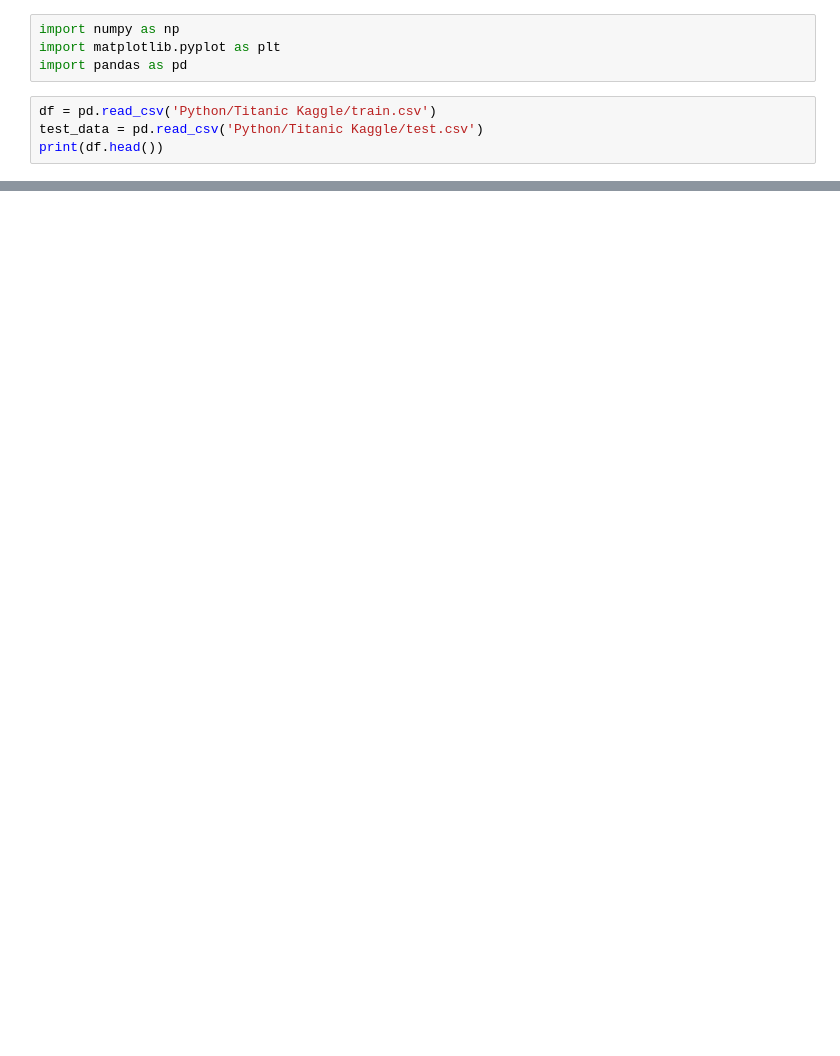
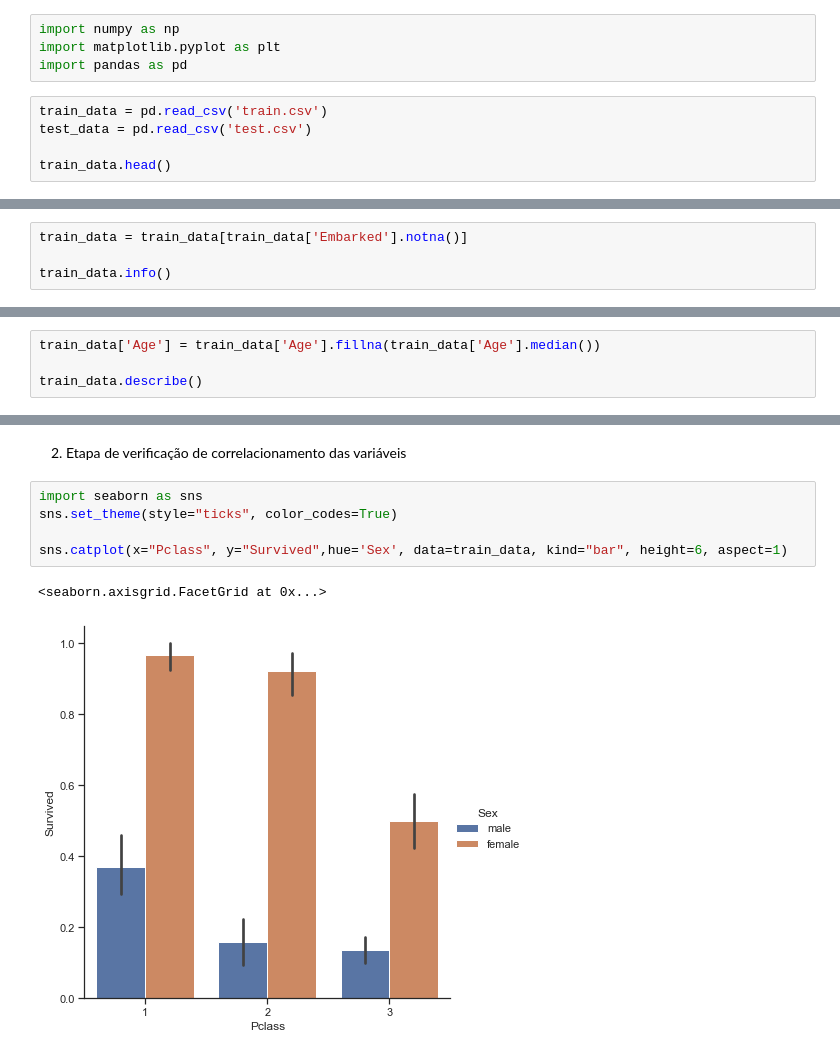
Before and after one commit to PatrickVieira1/Titanic-Kaggle, a Jupyter notebook: titanic.ipynb, the cells around one changed output, grey strips where cells are left out. Cells and saved outputs as stored; diff of their text form; blank space fills up the shorter version.

Commit message:
preparing data and plotting graphs

```diff
--- a/titanic.ipynb
+++ b/titanic.ipynb
@@ -3,6 +5,7 @@ import numpy as np
 import matplotlib.pyplot as plt
 import pandas as pd
 # %%
-df = pd.read_csv('Python/Titanic Kaggle/train.csv')
-test_data = pd.read_csv('Python/Titanic Kaggle/test.csv')
-print(df.head())
+train_data = pd.read_csv('train.csv')
+test_data = pd.read_csv('test.csv')
+
+train_data.head()
@@ -42,0 +19,4 @@ KeyError: "['Age_group'] not in index"
+# %%
+train_data = train_data[train_data['Embarked'].notna()]
+
+train_data.info()
@@ -42,0 +39,4 @@ KeyError: "['Age_group'] not in index"
+# %%
+train_data['Age'] = train_data['Age'].fillna(train_data['Age'].median())
+
+train_data.describe()
@@ -42,0 +58,10 @@ KeyError: "['Age_group'] not in index"
+# %% [markdown]
+2. Etapa de verificação de correlacionamento das variáveis
+# %%
+import seaborn as sns
+sns.set_theme(style="ticks", color_codes=True)
+
+sns.catplot(x="Pclass", y="Survived",hue='Sex', data=train_data, kind="bar", height=6, aspect=1)
+# %% [output]
+<seaborn.axisgrid.FacetGrid at 0x...>
+[figure, added]
```
Also changed, not shown: parts of 13 cells of this notebook.
